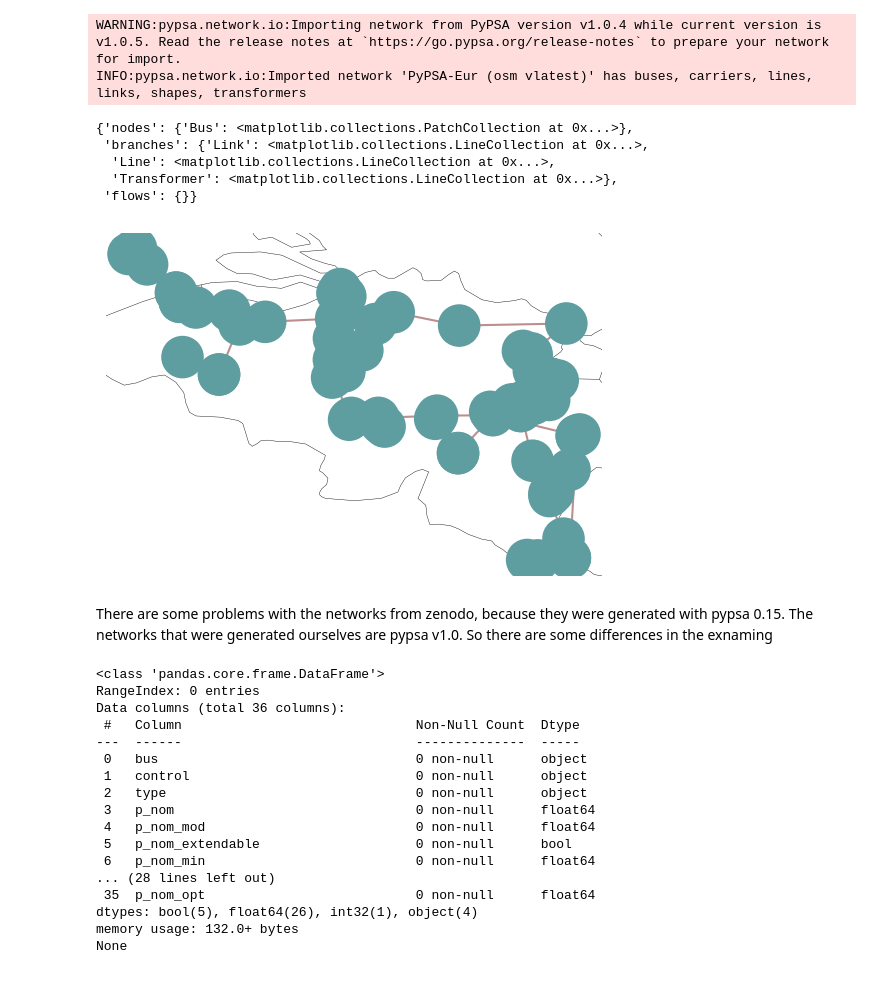
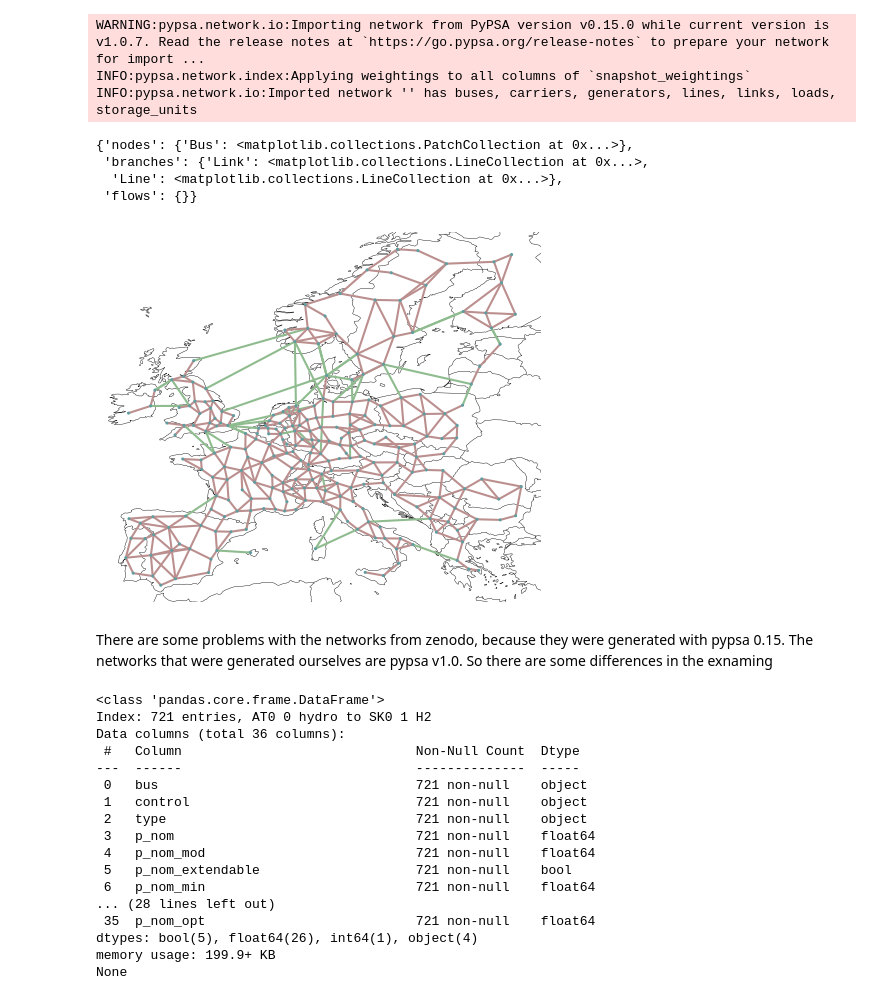
Before and after one commit to grojo01/Store2Hydro, a Jupyter notebook: code/sandbox-Jonas.ipynb, the cells around one changed output. Saved outputs shown, nothing was run; the diff lists cells and outputs as text; code cells hidden in the pictures.

```diff
--- a/code/sandbox-Jonas.ipynb
+++ b/code/sandbox-Jonas.ipynb
@@ -7,21 +11,21 @@ import matplotlib.pyplot as plt
 # %%
 # load network
 #n = pypsa.Network("../data/networks/base.nc") # base has only lines, transformers and branches
-# n = pypsa.Network("../data/networks/elec_s_256_ec.nc")
+n = pypsa.Network("../data/networks/elec_s_256_ec.nc")
 # n = pypsa.Network("../data/networks/elec.nc")
 # n = pypsa.Network("../pypsa-eur/results/test-elec/networks/base_s_6_elec_.nc")
-n = pypsa.Network("../pypsa-eur/resources/test-elec/networks/base.nc")
+# n = pypsa.Network("../pypsa-eur/resources/test-elec/networks/base.nc")
 # plot network
 n.plot()
 # %% [output]
-WARNING:pypsa.network.io:Importing network from PyPSA version v1.0.4 while current version is v1.0.5. Read the release notes at `https://go.pypsa.org/release-notes` to prepare your network for import.
-INFO:pypsa.network.io:Imported network 'PyPSA-Eur (osm vlatest)' has buses, carriers, lines, links, shapes, transformers
+WARNING:pypsa.network.io:Importing network from PyPSA version v0.15.0 while current version is v1.0.7. Read the release notes at `https://go.pypsa.org/release-notes` to prepare your network for import ...
+INFO:pypsa.network.index:Applying weightings to all columns of `snapshot_weightings`
+INFO:pypsa.network.io:Imported network '' has buses, carriers, generators, lines, links, loads, storage_units
 {'nodes': {'Bus': <matplotlib.collections.PatchCollection at 0x...>},
  'branches': {'Link': <matplotlib.collections.LineCollection at 0x...>,
-  'Line': <matplotlib.collections.LineCollection at 0x...>,
-  'Transformer': <matplotlib.collections.LineCollection at 0x...>},
+  'Line': <matplotlib.collections.LineCollection at 0x...>},
  'flows': {}}
-[figure, old version]
+[figure, new version]
 # %% [markdown]
 There are some problems with the networks from zenodo, because they were generated with pypsa 0.15.
 The networks that were generated ourselves are pypsa v1.0. So there are some differences in the exnaming
@@ -33,21 +37,21 @@ print(n.storage_units.info())
 # HydroStorage_CSV = n.storage_units[n.storage_units["carrier"] == "hydro"].to_csv("../results/sandbox_hydro_storage_units.csv")
 # %% [output]
 <class 'pandas.core.frame.DataFrame'>
-RangeIndex: 0 entries
+Index: 721 entries, AT0 0 hydro to SK0 1 H2
 Data columns (total 36 columns):
  #   Column                              Non-Null Count  Dtype
 ---  ------                              --------------  -----
- 0   bus                                 0 non-null      object
- 1   control                             0 non-null      object
- 2   type                                0 non-null      object
- 3   p_nom                               0 non-null      float64
- 4   p_nom_mod                           0 non-null      float64
- 5   p_nom_extendable                    0 non-null      bool
- 6   p_nom_min                           0 non-null      float64
+ 0   bus                                 721 non-null    object
+ 1   control                             721 non-null    object
+ 2   type                                721 non-null    object
+ 3   p_nom                               721 non-null    float64
+ 4   p_nom_mod                           721 non-null    float64
+ 5   p_nom_extendable                    721 non-null    bool
+ 6   p_nom_min                           721 non-null    float64
 ... (28 lines left out)
- 35  p_nom_opt                           0 non-null      float64
-dtypes: bool(5), float64(26), int32(1), object(4)
-memory usage: 132.0+ bytes
+ 35  p_nom_opt                           721 non-null    float64
+dtypes: bool(5), float64(26), int64(1), object(4)
+memory usage: 199.9+ KB
 None
 # %%
 print(n.storage_units.carrier)
```
Also changed, not shown: parts of 7 cells of this notebook, 2 other files.
